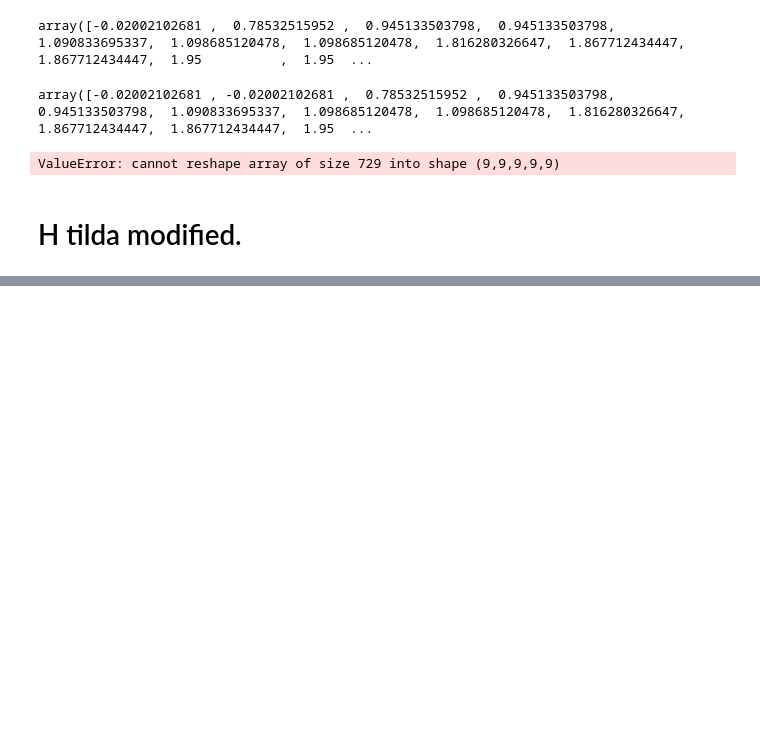
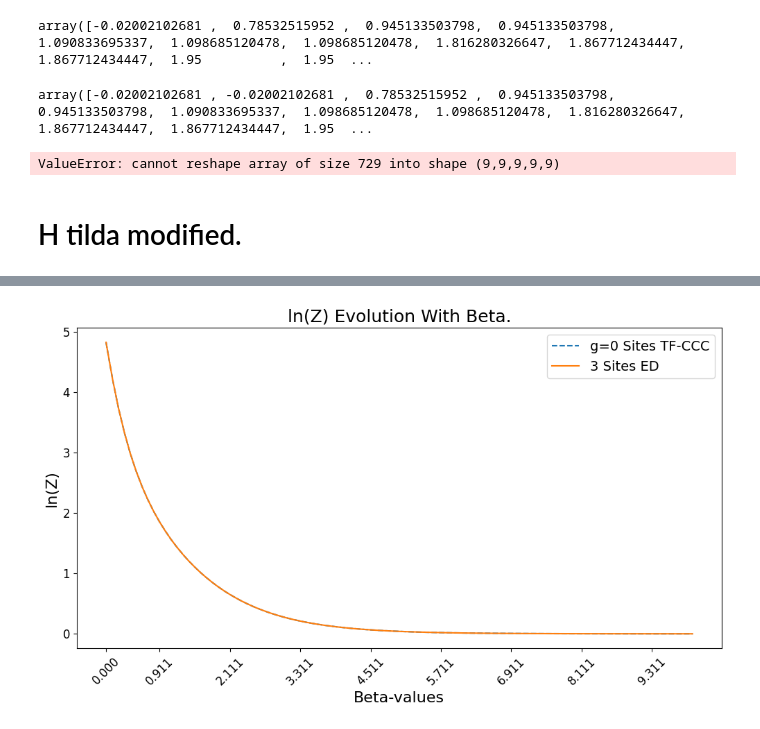
Before and after one commit to Gilfrim/Computational-Analysis-of-Many-Rotor-Systems, a Jupyter notebook: thermal_field_hamiltonian.ipynb, the cells around one changed output, grey strips where cells are left out. Cells and saved outputs as stored; diff of their text form; code cells hidden in the pictures; blank space fills up the shorter version.

```diff
--- a/thermal_field_hamiltonian.ipynb
+++ b/thermal_field_hamiltonian.ipynb
@@ -169 +217,42 @@ eig_val_ED, _ = np.linalg.eigh(H)
+# %%
+si5_st5_sol = []
+si5_st5_dB = []
+si5_st5_ED_Z = []
+si5_st5_ED_U = []
+beta_array = []
+g_array = np.array([0, 0.1, 0.2, 0.3, 0.5])
+
+for g_index, g in enumerate(g_array):
+
+    H = hamiltonian_general(state, site, g)[0]
+
+    eig_val_ED, _ = np.linalg.eigh(H)
+
+    H_K_V_5_5 = hamiltonian_general(state, site, g)
+
+    K_tilda = K_tilde_maker(H_K_V_5_5[1])
+    V_tilda = V_tilde_maker( H_K_V_5_5[2])
+
+    beta, si5_st5_dB_var, si5_st5_sol_var, _  = integration_scheme(site, state, g, t_init=0,t_final=10,nof_points=100000, import_K_V_TF=True, K_import=K_tilda, V_import=V_tilda)
+
+    si5_st5_ED_Z_val = np.array([np.log(Z(eig_val_ED, x)) for x in beta])
+    si5_st5_ED_U_val = np.array([U(eig_val_ED, x) for x in beta])
+
+    si5_st5_dB.append(si5_st5_dB_var)
+    si5_st5_sol.append(si5_st5_sol_var)
+    si5_st5_ED_Z.append(si5_st5_ED_Z_val)
+    si5_st5_ED_U.append(si5_st5_ED_U_val)
+    beta_array.append(beta)
+# %%
+plt.figure(figsize=(12, 6))
+plt.plot(beta_array[0], si5_st5_sol[0] + np.log(state**site), label=f"g={0} Sites TF-CCC", linestyle='--')
+plt.plot(beta_array[0], si5_st5_ED_Z[0], label=f"{site} Sites ED")
+plt.xticks(beta_array[0][::12], rotation=45)
+plt.xlabel("Beta-values")
+plt.ylabel("ln(Z)")
+plt.title("ln(Z) Evolution With Beta.", fontsize=18)
+plt.legend()
+plt.show()
+# %% [output]
+[figure, added]
 # %%
```
Also changed, not shown: parts of 41 cells of this notebook, 14 other files.
